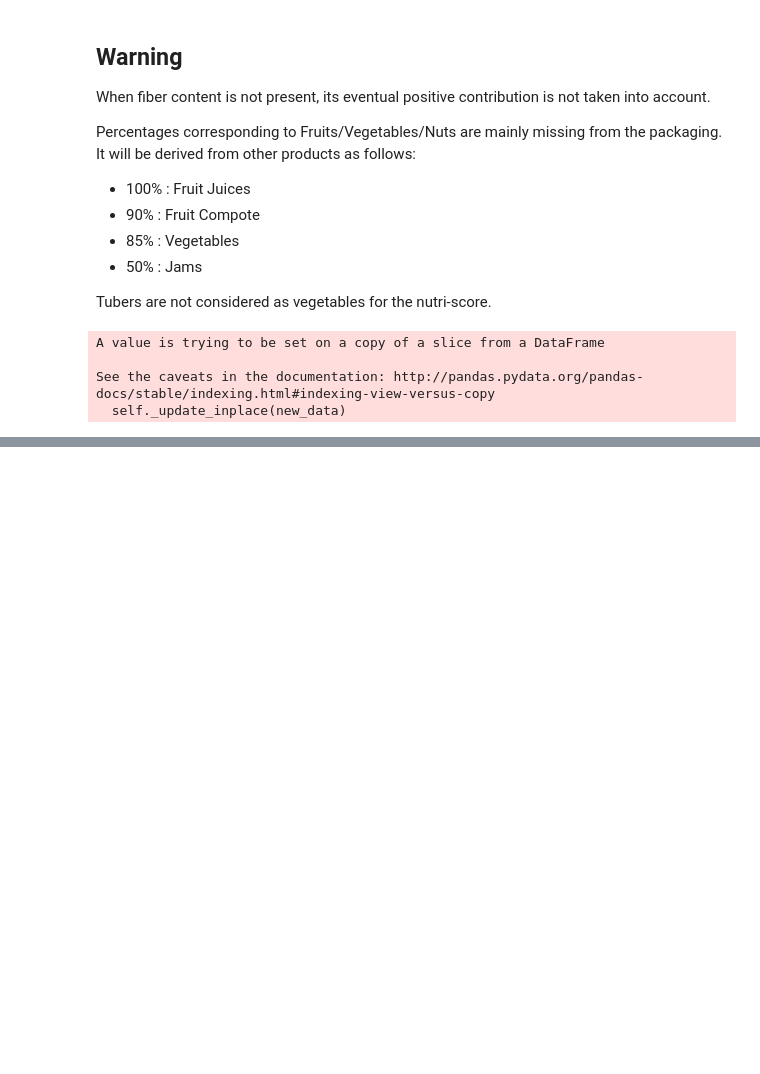
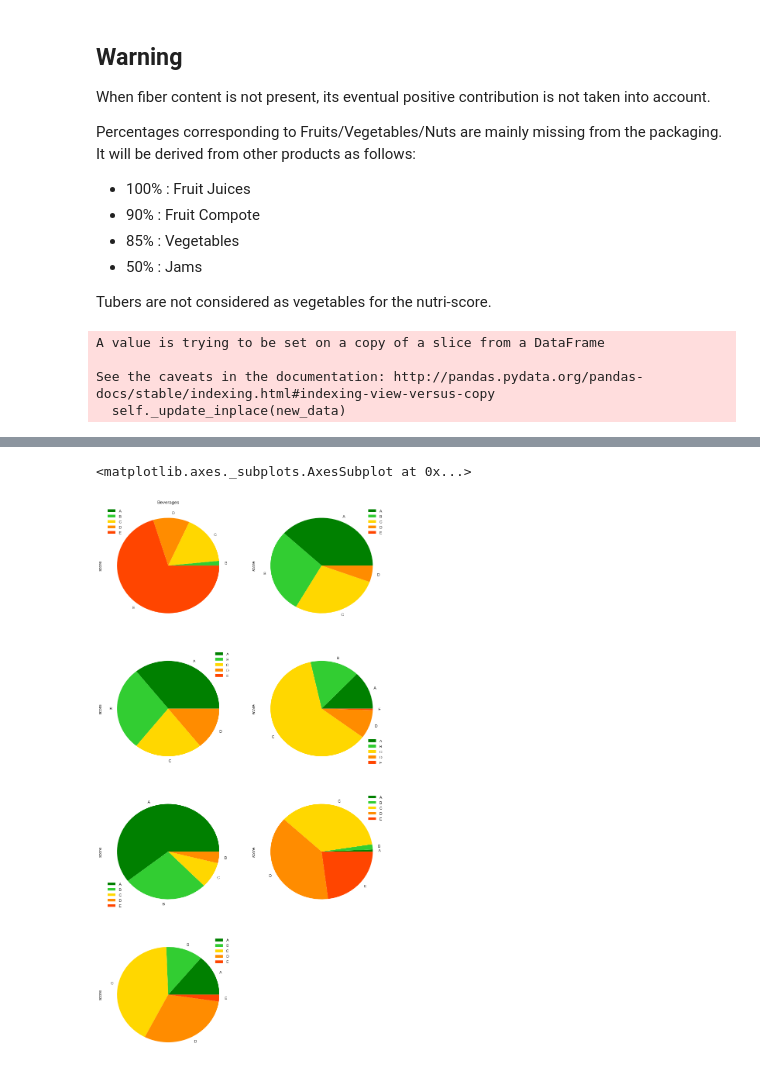
Before and after one commit to Painguin/smart_rams_project, a Jupyter notebook: Project.ipynb, the cells around one changed output, grey strips where cells are left out. Saved outputs shown, nothing was run; the diff lists cells and outputs as text; code cells hidden in the pictures; blank space fills up the shorter version.

```diff
--- a/Project.ipynb
+++ b/Project.ipynb
@@ -300,0 +366,3 @@ score_mean_by_category
+# %%
+letter_counts_per_cat = data.groupby(['Category', 'score_letter']).count()[['score']].drop('Unknown')
+letter_counts_per_cat
@@ -300,0 +388,21 @@ score_mean_by_category
+# %%
+letter_counts_per_cat.loc[('Beverages', 'A'), :] = 0
+letter_counts_per_cat.loc[('Composite', 'E'), :] = 0
+letter_counts_per_cat.loc[('Fat Sauces', 'E'), :] = 0
+letter_counts_per_cat.loc[('Fruits Vegetables', 'E'), :] = 0
+
+letter_counts_per_cat.sort_index(inplace=True)
+# %%
+nutri_score_colors = ['green', 'limegreen', 'gold', 'darkorange', 'orangered']
+# %%
+plt.figure(figsize=(13, 26))
+letter_counts_per_cat.loc['Beverages'].plot.pie('score', ax=plt.subplot(421), title='Beverages', colors=nutri_score_colors)
+letter_counts_per_cat.loc['Composite'].plot.pie('score', ax=plt.subplot(422), colors=nutri_score_colors)
+letter_counts_per_cat.loc['Fat Sauces'].plot.pie('score', ax=plt.subplot(423), colors=nutri_score_colors)
+letter_counts_per_cat.loc['Fish Meat Eggs Dairy'].plot.pie('score', ax=plt.subplot(424), colors=nutri_score_colors)
+letter_counts_per_cat.loc['Fruits Vegetables'].plot.pie('score', ax=plt.subplot(425), colors=nutri_score_colors)
+letter_counts_per_cat.loc['Snacks'].plot.pie('score', ax=plt.subplot(426), colors=nutri_score_colors)
+letter_counts_per_cat.loc['Starchy'].plot.pie('score', ax=plt.subplot(427), colors=nutri_score_colors)
+# %% [output]
+<matplotlib.axes._subplots.AxesSubplot at 0x...>
+[figure, added]
```
Also changed, not shown: parts of 37 cells of this notebook.
